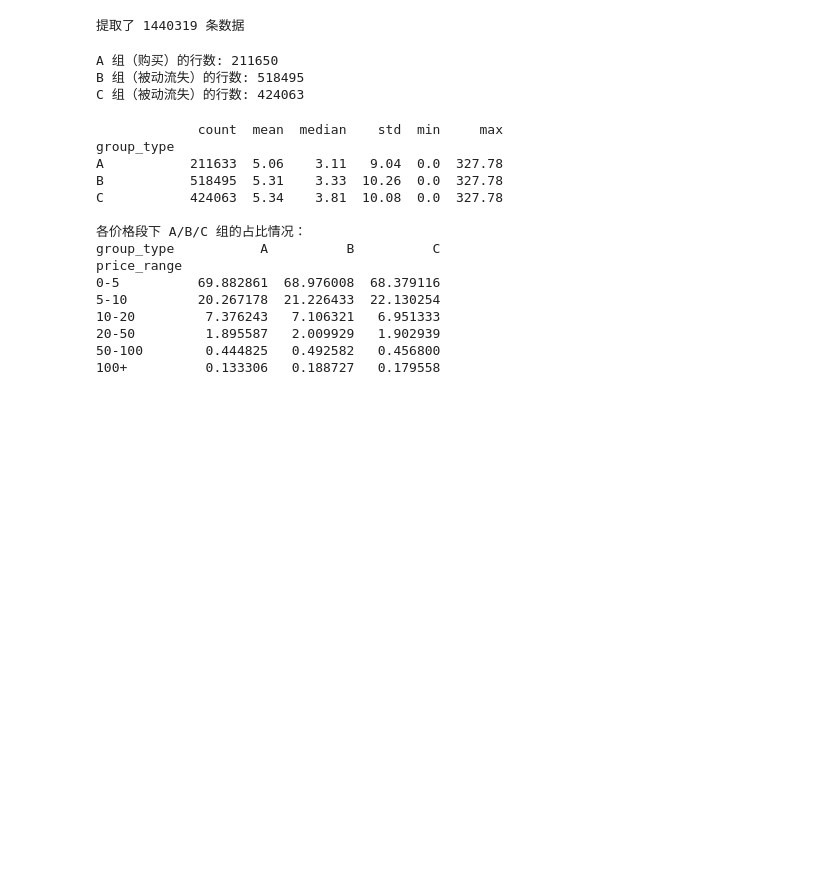
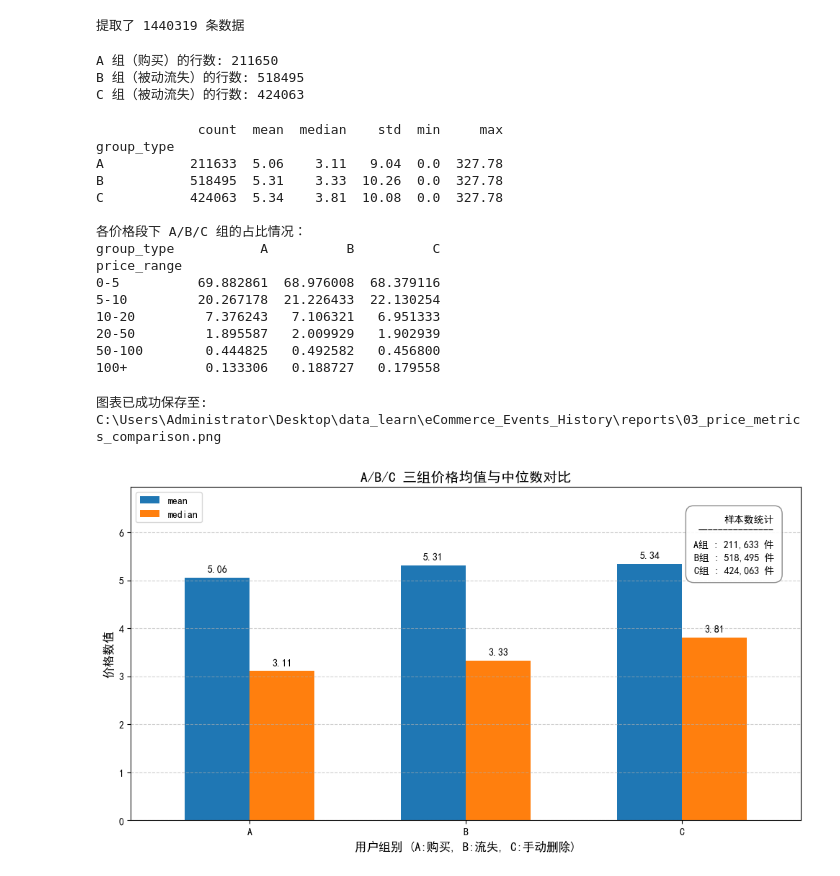
Before and after one commit to myxzzz/eCommerce_Events_Makeup, a Jupyter notebook: notebooks/03_ab入购行为对比.ipynb, the cells around one changed output. Cells and saved outputs as stored; diff of their text form; code cells hidden in the pictures; blank space fills up the shorter version.

```diff
--- a/notebooks/03_ab入购行为对比.ipynb
+++ b/notebooks/03_ab入购行为对比.ipynb
@@ -1,6 +1,8 @@
 # %%
 import pandas as pd
 import psycopg2
+
+outpath = r"C:\Users\Administrator\Desktop\data_learn\eCommerce_Events_History\reports"
 
 conn = psycopg2.connect(
     host="localhost",
@@ -120,6 +122,60 @@ price_range
 20-50         1.895587   2.009929   1.902939
 50-100        0.444825   0.492582   0.456800
 100+          0.133306   0.188727   0.179558
+# %%
+def price_plt(price_stats, outpath):
+    import os
+    import matplotlib.pyplot as plt
+
+    plt.rcParams['font.sans-serif'] = ['SimHei']
+    plt.rcParams['axes.unicode_minus'] = False
+
+    # 只保留 mean 和 median 用于绘图
+    plot_df = price_stats[['mean', 'median']]
+
+    ax = plot_df.plot(kind='bar', figsize=(12, 6), width=0.6)
+
+    plt.title('A/B/C 三组价格均值与中位数对比', fontsize=14)
+    plt.xlabel('用户组别 (A:购买, B:流失, C:手动删除)', fontsize=12)
+    plt.ylabel('价格数值', fontsize=12)
+    plt.xticks(rotation=0)
+    plt.grid(axis='y', linestyle='--', alpha=0.6)
+
+    # 扩大Y轴上限留出顶部空间 (取最大值乘以1.3)
+    ax.set_ylim(0, plot_df.max().max() * 1.3)
+
+    # 将图例移到左上角，避免和右侧文字打架
+    ax.legend(loc='upper left')
+
+    # 在柱状图上面标注具体金额
+    for p in ax.patches:
+        ax.annotate(f"{p.get_height():.2f}",
+                    (p.get_x() + p.get_width() / 2., p.get_height()),
+                    ha='center', va='bottom', xytext=(0, 4), textcoords='offset points')
+
+    # 生成右上角的商品数量文本（优化排版：增加对齐和千分位分隔符）
+    count_text = "样本数统计\n" + "-"*15 + "\n"
+    lines = [f"{idx}组 : {int(row['count']):,} 件" for idx, row in price_stats.iterrows()]
+    count_text += "\n".join(lines)
+
+    # 微调右侧文本框位置 (0.96, 0.92)
+    ax.text(0.96, 0.92, count_text, transform=ax.transAxes,
+            verticalalignment='top', horizontalalignment='right',
+            bbox=dict(boxstyle='round,pad=0.8', facecolor='white', edgecolor='gray', alpha=0.9),
+            fontsize=10, linespacing=1.5)
+
+    filename = "03_price_metrics_comparison.png"
+    save_path = os.path.join(outpath, filename)
+    plt.savefig(save_path, dpi=300, bbox_inches='tight')
+
+    print(f"图表已成功保存至: {save_path}")
+    plt.show()
+
+# 调用函数
+price_plt(price_stats, outpath)
+# %% [output]
+图表已成功保存至: C:\Users\Administrator\Desktop\data_learn\eCommerce_Events_History\reports\03_price_metrics_comparison.png
+[figure, added]
 # %%
 def analyze_time_gap(df_grouped, df):
 
```
Also changed, not shown: parts of 3 cells of this notebook, 7 other files.
